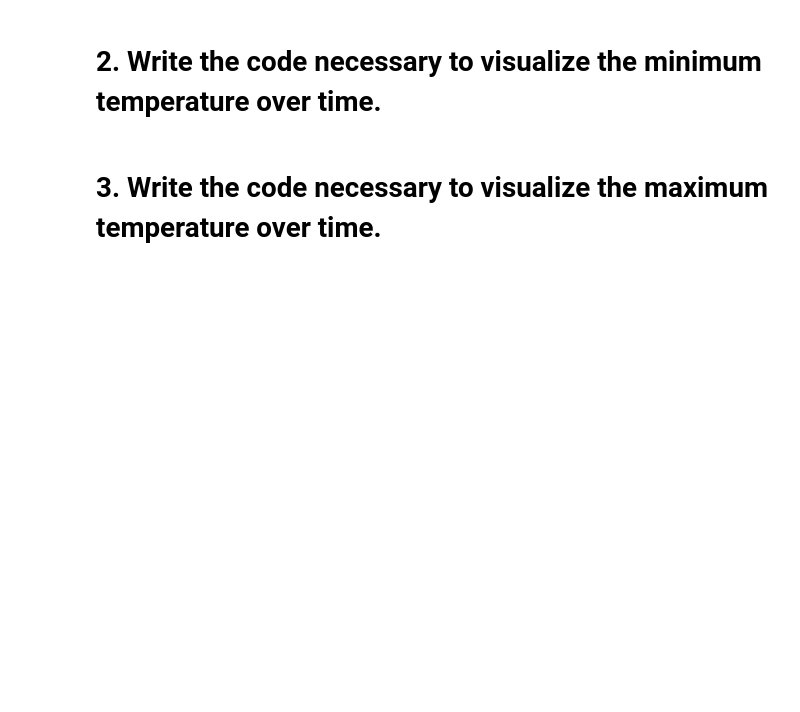
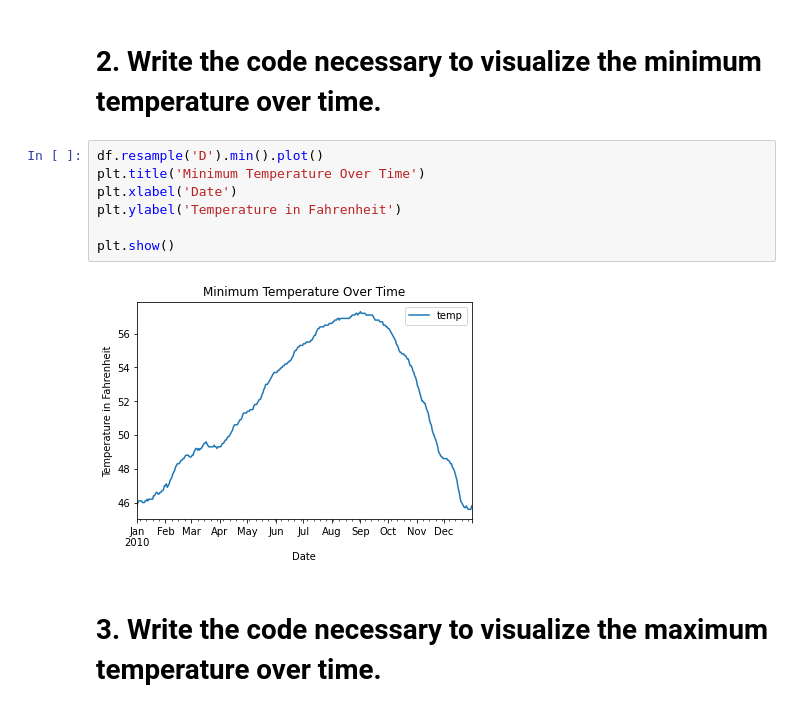
Before and after one commit to christophermayorga/time-series-exercises, a Jupyter notebook: time-date.ipynb, the cells around one changed output. Drawn from its saved outputs; the diff is of its cells as text; blank space fills up the shorter version.

```diff
--- a/time-date.ipynb
+++ b/time-date.ipynb
@@ -22,4 +58,13 @@ data.sf_temps()
 # %% [markdown]
 # 2. Write the code necessary to visualize the minimum temperature over time.
+# %%
+df.resample('D').min().plot()
+plt.title('Minimum Temperature Over Time')
+plt.xlabel('Date')
+plt.ylabel('Temperature in Fahrenheit')
+
+plt.show()
+# %% [output]
+[figure, added]
 # %% [markdown]
 # 3. Write the code necessary to visualize the maximum temperature over time.
```
Also changed, not shown: parts of 9 cells of this notebook.
